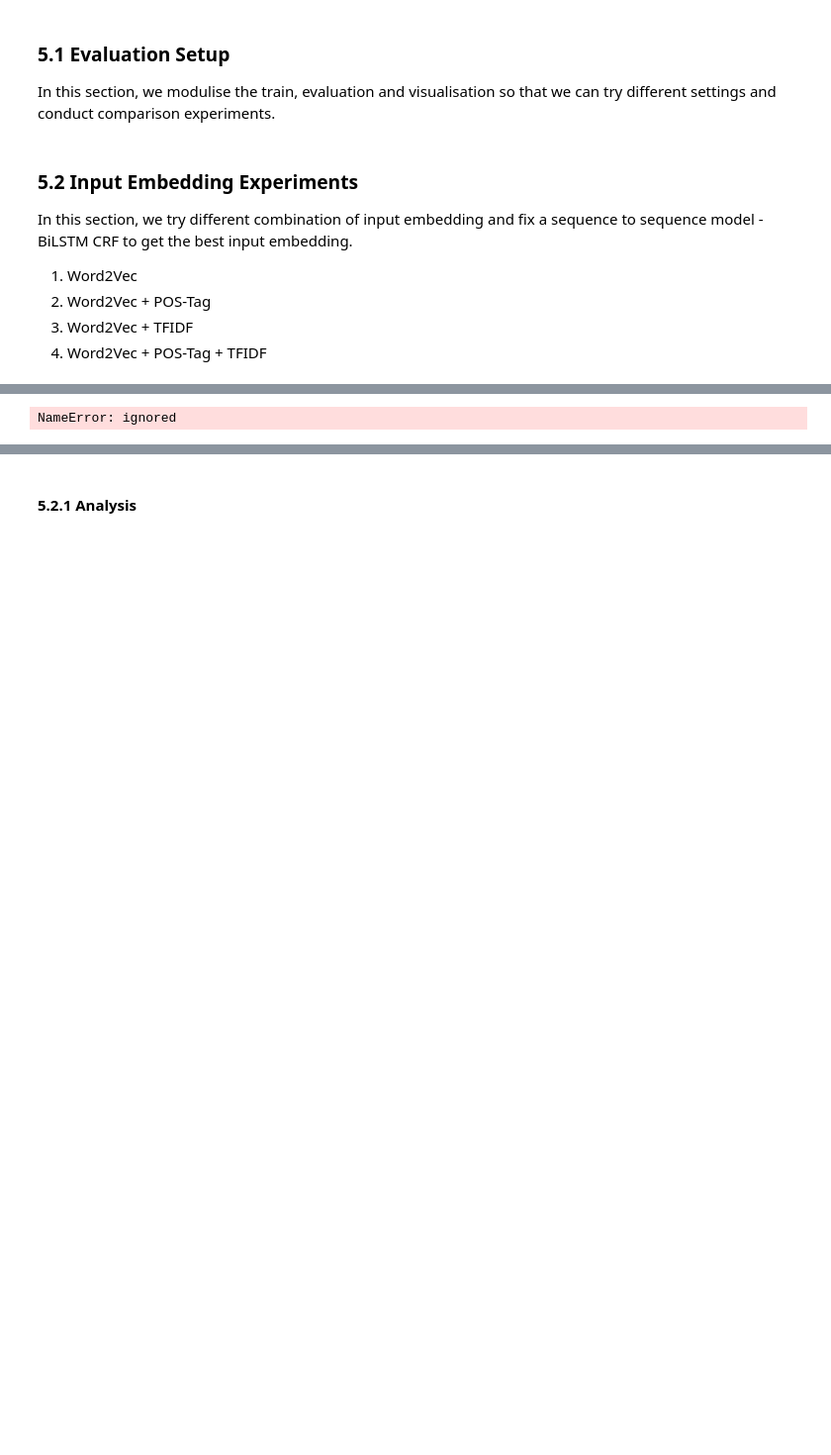
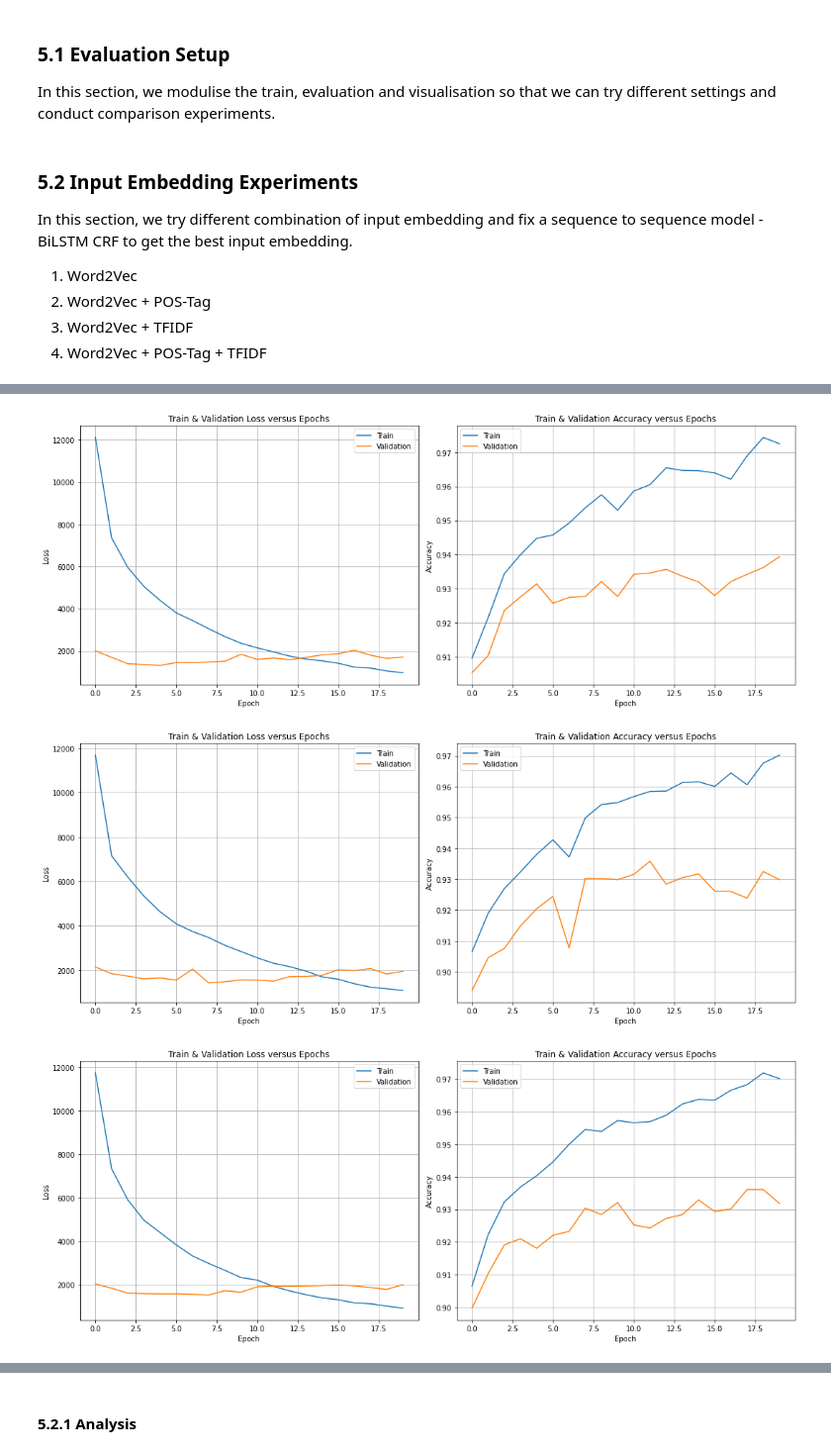
Before and after one commit to seanwelz/5046-A2, a Jupyter notebook: Assignment2_xzho7240_xwan8513.ipynb, the cells around one changed output, grey strips where cells are left out. Shown at 99% size. Drawn from its saved outputs; the diff is of its cells as text; code cells hidden in the pictures; blank space fills up the shorter version.

```diff
--- a/Assignment2_xzho7240_xwan8513.ipynb
+++ b/Assignment2_xzho7240_xwan8513.ipynb
@@ -701,0 +662,3 @@ def pred_test_set(bef_pad_test,after_pad_test,batch_size=20,max_len=124):
+# %%
+nepochs = 36  # we tuned and obtain this optimal nepochs. please see evaluation session for details
+result_elmo_no_attn = elmo_no_attn.train(X_tr, y_tr, X_val, y_val, nepochs, batch_size)
@@ -701,0 +739,4 @@ def pred_test_set(bef_pad_test,after_pad_test,batch_size=20,max_len=124):
+# %%
+save_path = 'drive/My Drive/group106_test_prediction_elmo_no_attn.csv'
+pred_test_set(loaded_elmo_no_attn_model, test_data, X_test, save_path,
+              batch_size=20, max_len=124)
@@ -1027,11 +1170,11 @@ weights_tensor = torch.from_numpy(weights).to(device)
 # %%
 device = torch.device("cuda" if torch.cuda.is_available() else "cpu")
 HIDDEN_DIM = 50
-NUM_LAYERS = 1
-NEPOCHS = 50
+NUM_LAYERS = 3
+NEPOCHS = 20
 
 # embeddings
-embedding = Embedding(use_word2vec=True, use_pos=True, use_tfidf=True)
+embedding = InputEmbedding(use_word2vec=True, use_pos=False, use_tfidf=False)
 embedding_dim = embedding.dim
 embedding_matrix = embedding.matrix
 
@@ -1141,7 +1316,7 @@ def conduct_one_experiment(model, optimizer, expr_name):
   result = evaluate(model)
   draw_loss(loss_train, loss_val, acc_train, acc_val, save_path=f'drive/My Drive/comp5046/{expr_name}.pdf')
 
-  return result
+  return result, loss_train, loss_val, acc_train, acc_val
 # %% [markdown]
 ### 5.2 Input Embedding Experiments
 
@@ -1153,10 +1328,10 @@ In this section, we try different combination of input embedding and fix a seque
 4. Word2Vec + POS-Tag + TFIDF
 # %%
 embeddings = {
-    'Word2Vec': Embedding(use_word2vec=True, use_pos=False, use_tfidf=False),
-    'Word2Vec + POS-Tag': Embedding(use_word2vec=True, use_pos=True, use_tfidf=False),
-    'Word2Vec + TFIDF': Embedding(use_word2vec=True, use_pos=False, use_tfidf=True),
-    'Word2Vec + POS-Tag + TFIDF': Embedding(use_word2vec=True, use_pos=True, use_tfidf=True)
+    'Word2Vec': InputEmbedding(use_word2vec=True, use_pos=False, use_tfidf=False),
+    'Word2Vec + POS-Tag': InputEmbedding(use_word2vec=True, use_pos=True, use_tfidf=False),
+    'Word2Vec + TFIDF': InputEmbedding(use_word2vec=True, use_pos=False, use_tfidf=True),
+    'Word2Vec + POS-Tag + TFIDF': InputEmbedding(use_word2vec=True, use_pos=True, use_tfidf=True)
 }
 
 # mount to my drive
@@ -1180,7 +1355,12 @@ for name, embedding in tqdm(embeddings.items()):
   optimizer = optim.SGD(model.parameters(), lr=0.01, weight_decay=1e-4)
 
   # start experiment
-  input_embedding_evaluation_results[name] = conduct_one_experiment(model, optimizer, expr_name)
+  result, loss_train, loss_val, acc_train, acc_val= conduct_one_experiment(model, optimizer, expr_name)
+  result['loss_train'] = loss_train
+  result['loss_val'] = loss_val
+  result['acc_train'] = acc_train
+  result['acc_val'] = acc_val
+  input_embedding_evaluation_results[name] = result
 # %% [output]
 Drive already mounted at /content/drive; to attempt to forcibly remount, call drive.mount("/content/drive", force_remount=True).
 
@@ -1190 +1382,3 @@ Start Experiment: Input Embedding=Word2Vec NER=Bi-LSTM CRF Layer=Single Attentio
-NameError: ignored
+[figure, added]
+[figure, added]
+[figure, added]
```
Also changed, not shown: parts of 115 cells of this notebook.
